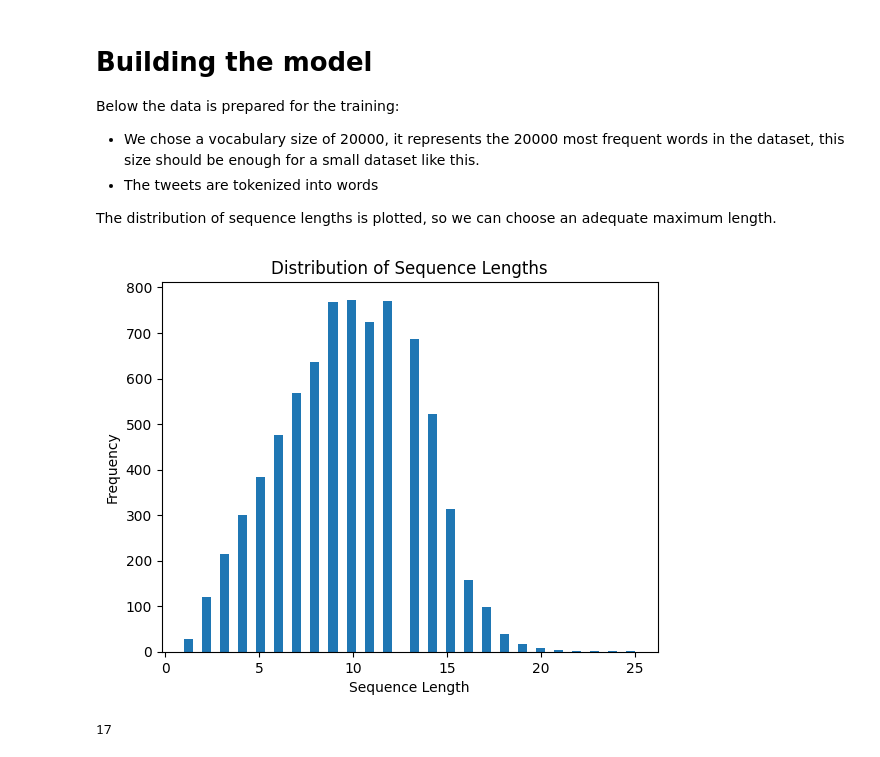
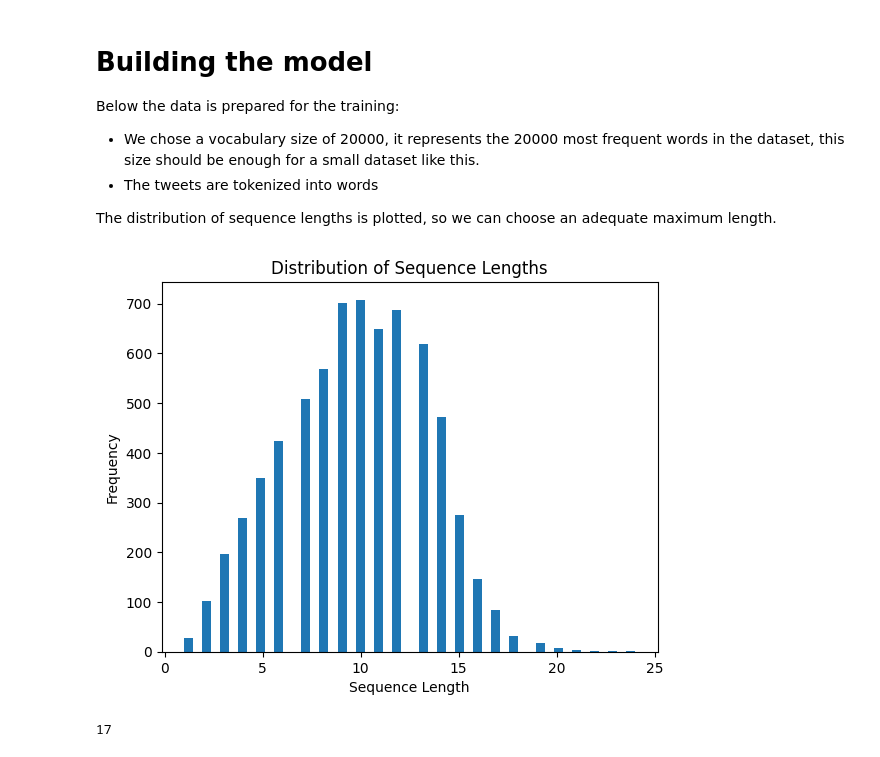
Before and after one commit to gb999/LuaLuaLua, a Jupyter notebook: LuaLuaLua.ipynb, the cells around one changed output. Cells and saved outputs as stored; diff of their text form; code cells hidden in the pictures.

```diff
--- a/LuaLuaLua.ipynb
+++ b/LuaLuaLua.ipynb
@@ -103,6 +101,9 @@ def clean_tweets(lines, remove_stopwords=True, stop_words=set()):
 train_df['text'] = train_df['text'].apply(lambda t: clean_tweet(t, remove_stopwords=True, stop_words= stop_words, replace_links="[link]"))
 test_df['text'] = test_df['text'].apply(lambda t: clean_tweet(t, remove_stopwords=True, stop_words= stop_words, replace_links="[link]"))
 
+train_df_conf_mx = train_df.sample(frac=0.1)
+train_df = train_df.loc[~train_df.index.isin(train_df_conf_mx.index)].reset_index(drop=True)
+
 print(train_df.head())
 # %% [output]
    id keyword location                                               text  \
@@ -251,29 +248,30 @@ The distribution of sequence lengths is plotted, so we can choose an adequate ma
 # %%
 from tensorflow.keras.preprocessing.text import Tokenizer
 from tensorflow.keras.preprocessing.sequence import pad_sequences
 from tensorflow.keras.utils import to_categorical
 
 # Define parameters
 vocab_size = 20000 # This is the number of unique words in the dataset, which the model will consider
 embedding_dim = 100  # Dimension of GloVe embeddings
 oov_token = "[OOV]"  # Token for out-of-vocabulary words
 
 # Tokenize the data
 tokenizer = Tokenizer(num_words=vocab_size, oov_token=oov_token)
 tokenizer.fit_on_texts(train_df['text'])
 
 # Convert text to sequences
 train_sequences = tokenizer.texts_to_sequences(train_df['text'])
 test_sequences = tokenizer.texts_to_sequences(test_df['text'])
+train_df_conf_mx_sequences = tokenizer.texts_to_sequences(train_df_conf_mx['text'])
 
 lengths = [len(seq) for seq in train_sequences]
 plt.hist(lengths, bins=50)
 plt.xlabel('Sequence Length')
 plt.ylabel('Frequency')
 plt.title('Distribution of Sequence Lengths')
 plt.show()
 # %% [output]
-[figure, old version]
+[figure, new version]
 # %%
 max_length = int(np.percentile(lengths, 99))  # Max number of words in a sequence
 print(max_length)
```
Also changed, not shown: parts of 13 cells of this notebook.
